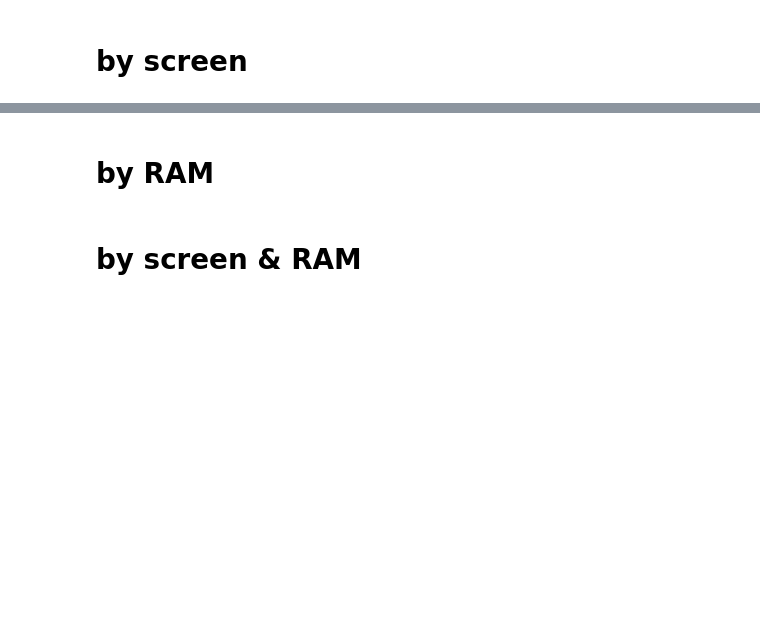
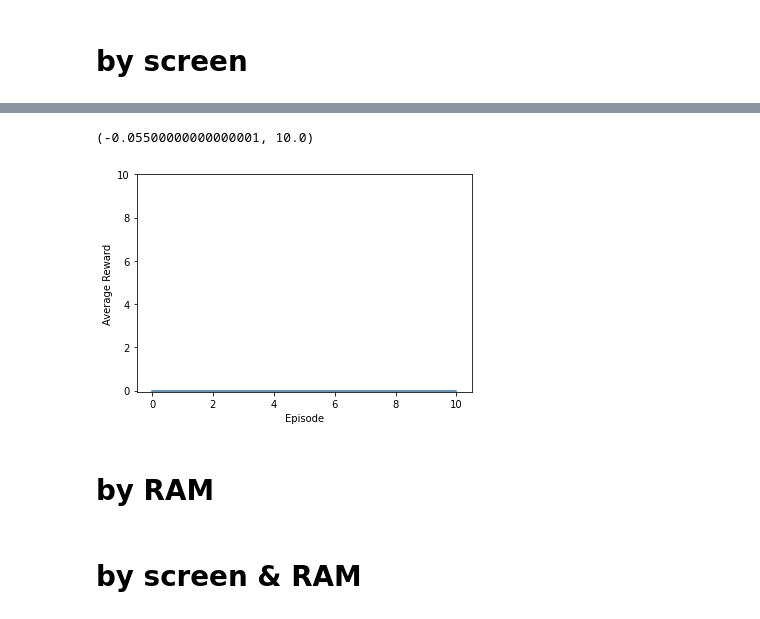
Before and after one commit to OliwerDrywa/ml-atari, a Jupyter notebook: main.ipynb, the cells around one changed output, grey strips where cells are left out. Drawn from its saved outputs; the diff is of its cells as text; code cells hidden in the pictures; blank space fills up the shorter version.

```diff
--- a/main.ipynb
+++ b/main.ipynb
@@ -208,0 +86,8 @@ env.close()
+# %%
+# open the assualt environment (with image)
+# AtariPreprocessing downsamples to 84x84, turns greyscale, and implements frame skipping
+py_env = AtariPreprocessing(gym.make('Assault-v0'),
+                            frame_skip=FRAME_SKIP,
+                            terminal_on_life_loss=True,
+                            screen_size=84)
+train_env = TFPyEnvironment(suite_gym.wrap_env(py_env))
@@ -208,0 +124,13 @@ env.close()
+# %%
+# implement replay buffer
+replay_buffer = TFUniformReplayBuffer(agent.collect_data_spec,
+                                      batch_size=1,
+                                      max_length=REPLAY_BUFFER_MAX_LENGTH)
+
+next_frame(train_env,
+           RandomTFPolicy(train_env.time_step_spec(), train_env.action_spec()),
+           replay_buffer.add_batch)
+
+experience_batches = iter(replay_buffer.as_dataset(num_steps=2,
+                                                   sample_batch_size=BATCH_SIZE,
+                                                   ).prefetch(3))
@@ -208,0 +141,4 @@ env.close()
+# %%
+checkpointer = common.Checkpointer(path.join(getcwd(), 'checkpoint', 'screen'),
+                                   max_to_keep=1, agent=agent,
+                                   replay_buffer=replay_buffer)
@@ -209,2 +206,11 @@ env.close()
+# %%
+iterations = range(0, N_EPISODES, EPISODES_PER_LOG)
+plt.plot(iterations, average_rewards)
+plt.ylabel('Average Reward')
+plt.xlabel('Episode')
+plt.ylim(top=10)
+# %% [output]
+(-0.05500000000000001, 10.0)
+[figure, added]
 # %% [markdown]
 # by RAM
```
Also changed, not shown: parts of 31 cells of this notebook, 1 other file.
